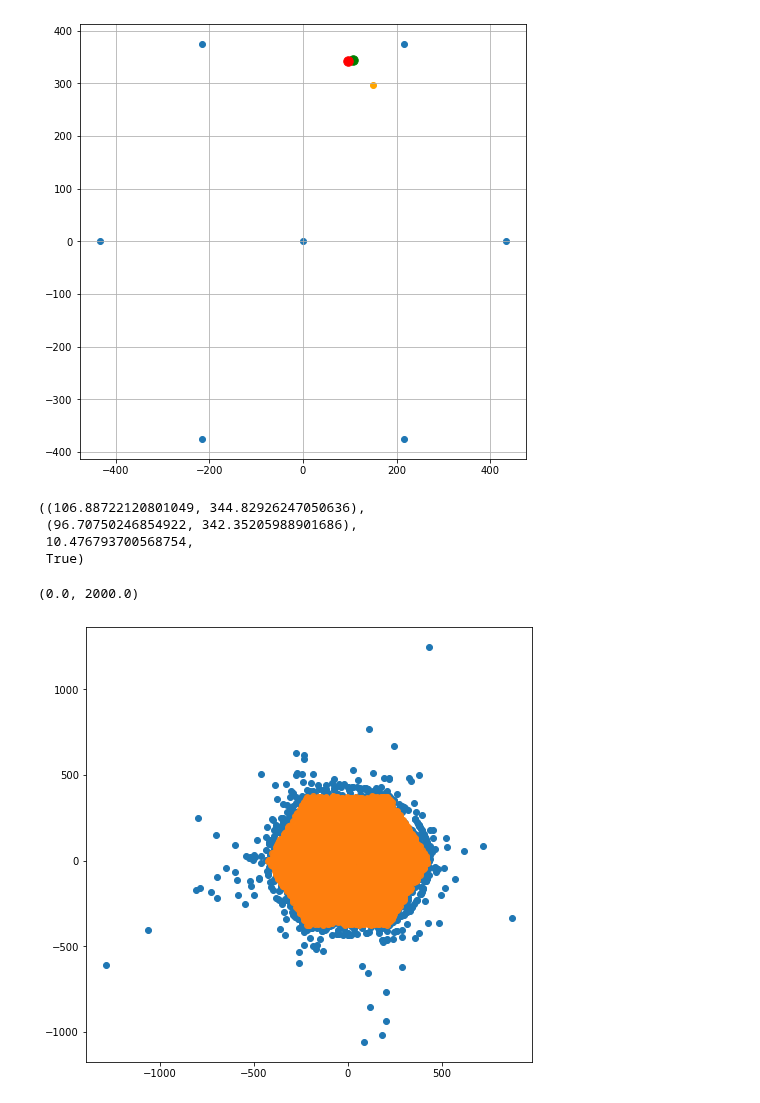
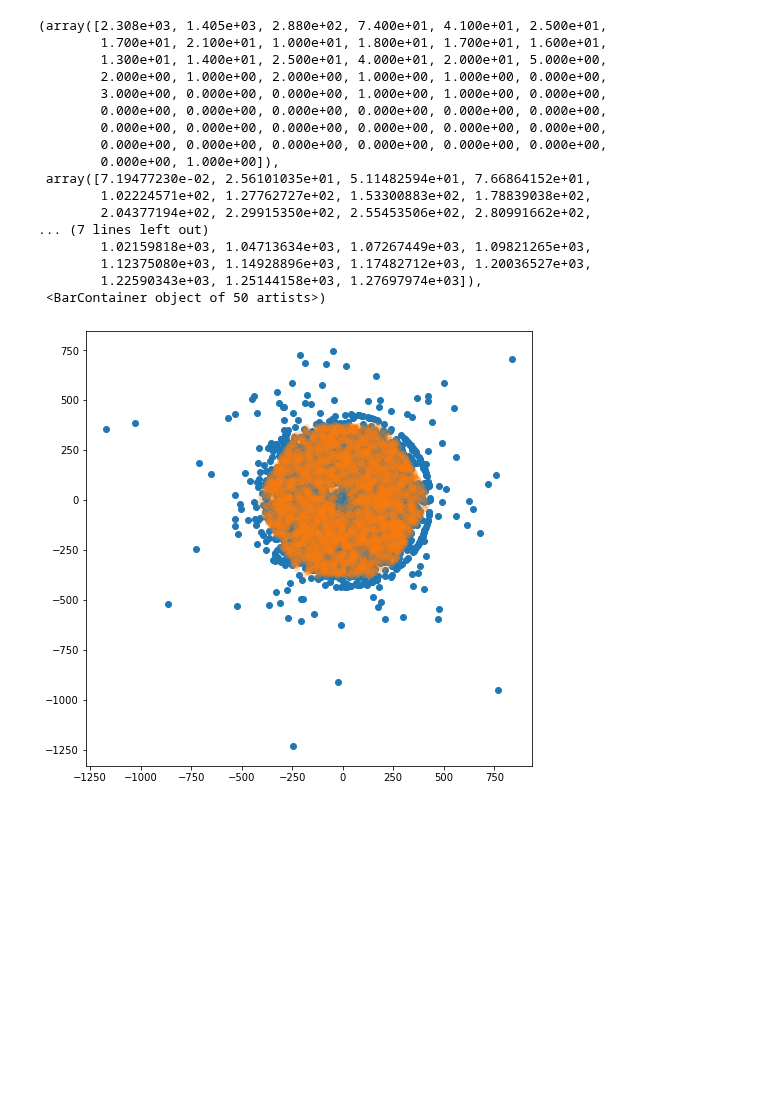
Before and after one commit to alexispacek/lab, a Jupyter notebook: Core no fijo.ipynb, the cells around one changed output. Saved outputs shown, nothing was run; the diff lists cells and outputs as text; code cells hidden in the pictures; blank space fills up the shorter version.

Commit message:
Arreglar baricentro

```diff
--- a/Core no fijo.ipynb
+++ b/Core no fijo.ipynb
@@ -13,19 +13,16 @@ def powerlaw(r, s0, b):
     r0 = 300
     return s0*(r0/r)**(b)
 
-def baricentro(signal,det_pos):
+def baricentro(signal,det_pos,umbral):
     sum_s = 0
     bari_x = 0
     bari_y = 0
-    for i in range(len(det_pos)):
-
-        if signal[i] > 2:
+    for i in range(len(signal)):
+        if signal[i] > umbral:
             bari_x += signal[i]*det_pos[i][0]
             bari_y += signal[i]*det_pos[i][1]
             sum_s  += signal[i]
-
     return(bari_x/sum_s,bari_y/sum_s)
-
 
 
 #estimacion inicial del core es el baricentro
@@ -102,13 +99,12 @@ poligono = [[-216.5,-375],[216.5,-375],[433,0],[216.5,375],[-216.5,375],[-433,0]
 detectores_pos = [[-216.5,-375],[216.5,-375],[433,0],[216.5,375],[-216.5,375],[-433,0],[0,0]]
 rectangulo = [[-433,-375],[433,-433],[433,375],[-433,375]]
 pointsx,pointsy = [-216.5,216.5,433,216.5,-216.5,-433.5,0] , [-375,-375,0,375,375,0,0]
-random_point = in_hex(poligono)
 centro = (0,0)
-x_det = np.zeros(len(detectores_pos))
-y_det = np.zeros(len(detectores_pos))
-for i in range(len(detectores_pos)):
-    x_det[i] = detectores_pos[i][0]
-    y_det[i] = detectores_pos[i][1]
+#x_det = np.zeros(len(detectores_pos))
+#y_det = np.zeros(len(detectores_pos))
+#for i in range(len(detectores_pos)):
+#    x_det[i] = detectores_pos[i][0]
+#    y_det[i] = detectores_pos[i][1]
 # %%
 #Defino parametros de LDF
 r0 = 300 #metros
@@ -159,15 +147,8 @@ plt.scatter(core_est_x,core_est_y,c='orange')
 plt.scatter(random_point[0],random_point[1],s = 90,c='green')
 plt.scatter(res.x[2],res.x[3],s = 90,c='red')
 plt.grid()
-# %% [output]
-[figure, removed]
 # %%
 random_point,(res.x[2],res.x[3]),getDistances(random_point[0],random_point[1],res.x[2],res.x[3],0,0)[0],res.success
-# %% [output]
-((106.88722120801049, 344.82926247050636),
- (96.70750246854922, 342.35205988901686),
- 10.476793700568754,
- True)
 # %%
 tries = 5000
 
@@ -231,12 +245,28 @@ for i in range(tries):
         #break
 # %%
 plt.figure(figsize=(8,8))
-plt.scatter(dif_est_x,dif_est_y)
-plt.scatter(puntos_x,puntos_y,alpha = 0.9)
+plt.scatter(pos_res_x,pos_res_y)
+plt.scatter(puntos_x,puntos_y,alpha = 0.2)
 plt.figure(figsize=(8,8))
 plt.hist(error,bins=50)
-plt.xlim(0,1500)
-plt.ylim(0,2000)
+#plt.xlim(0,1500)
+#plt.ylim(0,2000)
 # %% [output]
-(0.0, 2000.0)
+(array([2.308e+03, 1.405e+03, 2.880e+02, 7.400e+01, 4.100e+01, 2.500e+01,
+        1.700e+01, 2.100e+01, 1.000e+01, 1.800e+01, 1.700e+01, 1.600e+01,
+        1.300e+01, 1.400e+01, 2.500e+01, 4.000e+01, 2.000e+01, 5.000e+00,
+        2.000e+00, 1.000e+00, 2.000e+00, 1.000e+00, 1.000e+00, 0.000e+00,
+        3.000e+00, 0.000e+00, 0.000e+00, 1.000e+00, 1.000e+00, 0.000e+00,
+        0.000e+00, 0.000e+00, 0.000e+00, 0.000e+00, 0.000e+00, 0.000e+00,
+        0.000e+00, 0.000e+00, 0.000e+00, 0.000e+00, 0.000e+00, 0.000e+00,
+        0.000e+00, 0.000e+00, 0.000e+00, 0.000e+00, 0.000e+00, 0.000e+00,
+        0.000e+00, 1.000e+00]),
+ array([7.19477230e-02, 2.56101035e+01, 5.11482594e+01, 7.66864152e+01,
+        1.02224571e+02, 1.27762727e+02, 1.53300883e+02, 1.78839038e+02,
+        2.04377194e+02, 2.29915350e+02, 2.55453506e+02, 2.80991662e+02,
+... (7 lines left out)
+        1.02159818e+03, 1.04713634e+03, 1.07267449e+03, 1.09821265e+03,
+        1.12375080e+03, 1.14928896e+03, 1.17482712e+03, 1.20036527e+03,
+        1.22590343e+03, 1.25144158e+03, 1.27697974e+03]),
+ <BarContainer object of 50 artists>)
-[figure, old version]
+[figure, new version]
```
Also changed, not shown: parts of 9 cells of this notebook.
